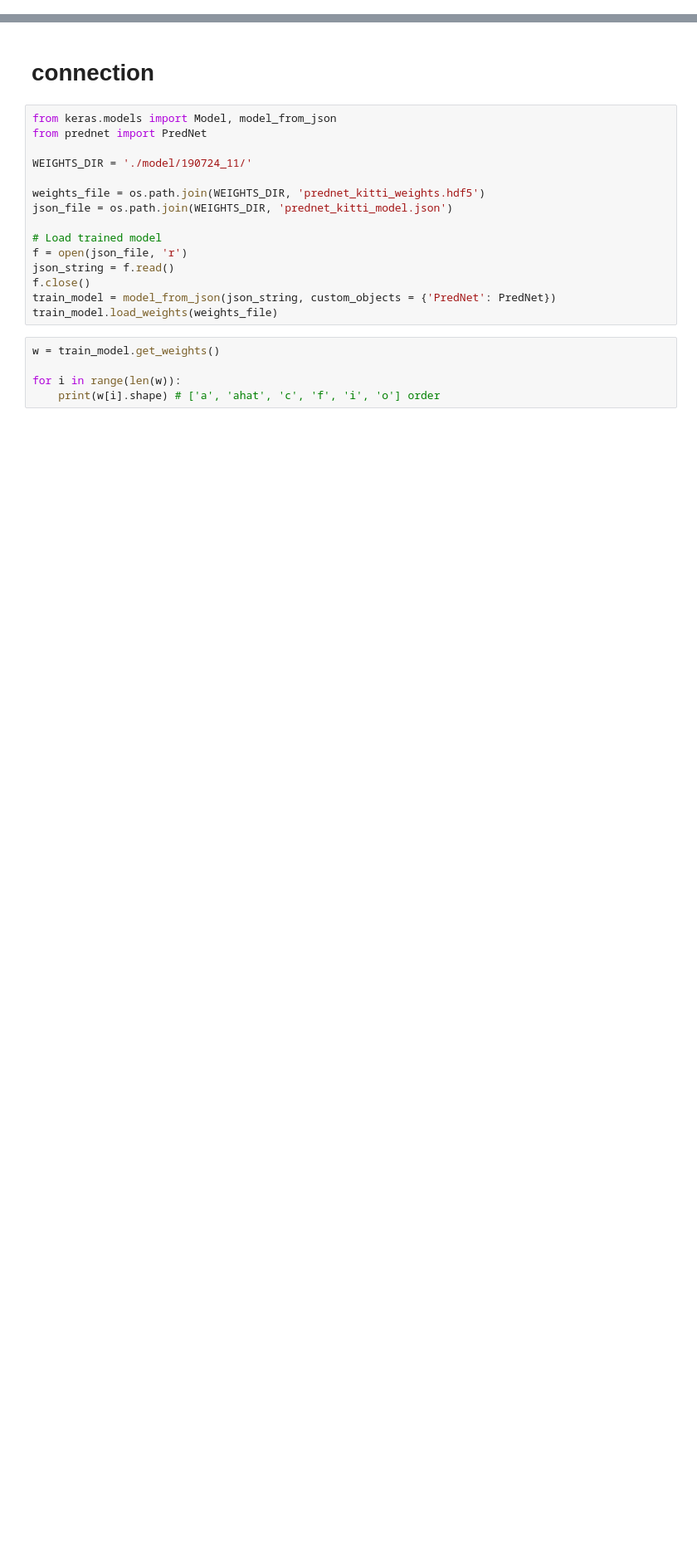
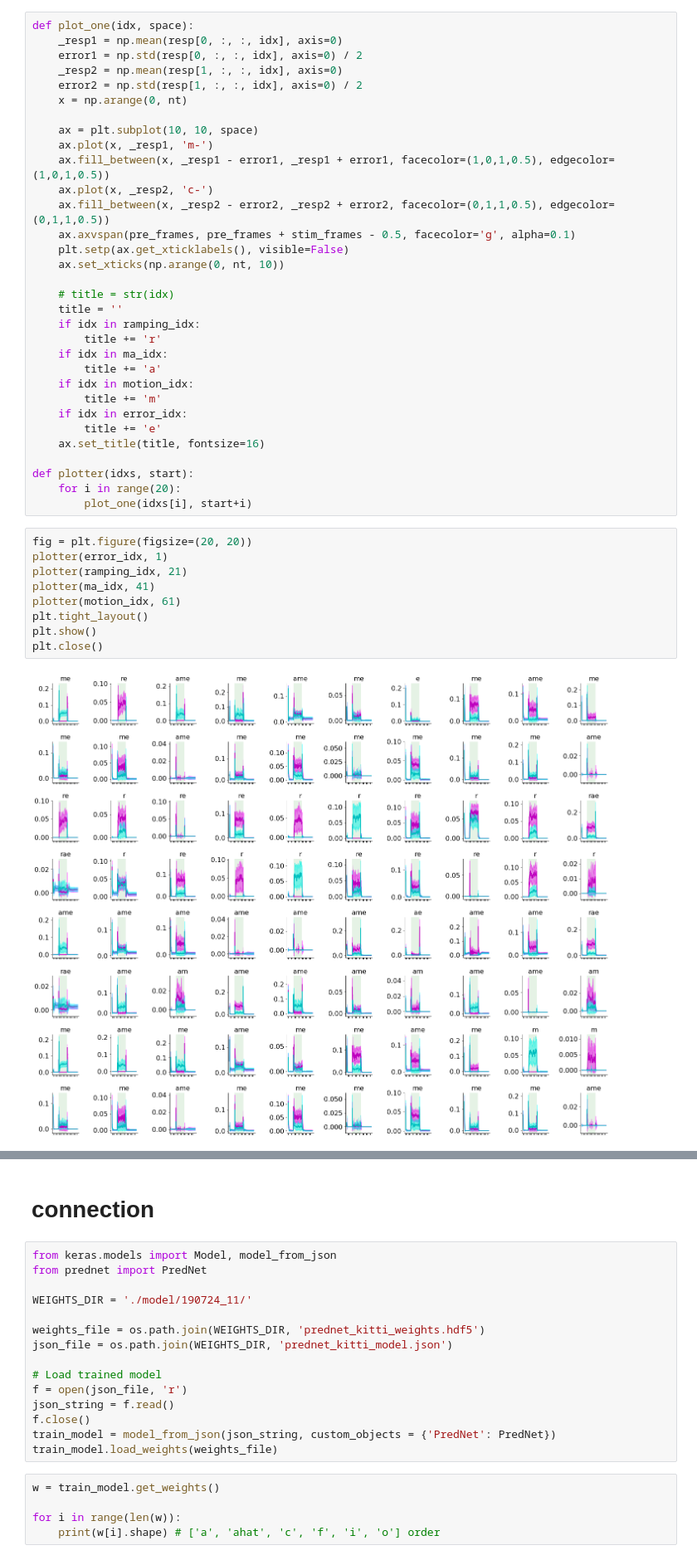
Before and after one commit to ukky17/prednet, a Jupyter notebook: classify.ipynb, the cells around one changed output, grey strips where cells are left out. Shown at 83% size. Saved outputs shown, nothing was run; the diff lists cells and outputs as text; blank space fills up the shorter version.

```diff
--- a/classify.ipynb
+++ b/classify.ipynb
@@ -208,3 +198,46 @@ plt.close()
+# %%
+def plot_one(idx, space):
+    _resp1 = np.mean(resp[0, :, :, idx], axis=0)
+    error1 = np.std(resp[0, :, :, idx], axis=0) / 2
+    _resp2 = np.mean(resp[1, :, :, idx], axis=0)
+    error2 = np.std(resp[1, :, :, idx], axis=0) / 2
+    x = np.arange(0, nt)
+
+    ax = plt.subplot(10, 10, space)
+    ax.plot(x, _resp1, 'm-')
+    ax.fill_between(x, _resp1 - error1, _resp1 + error1, facecolor=(1,0,1,0.5), edgecolor=(1,0,1,0.5))
+    ax.plot(x, _resp2, 'c-')
+    ax.fill_between(x, _resp2 - error2, _resp2 + error2, facecolor=(0,1,1,0.5), edgecolor=(0,1,1,0.5))
+    ax.axvspan(pre_frames, pre_frames + stim_frames - 0.5, facecolor='g', alpha=0.1)
+    plt.setp(ax.get_xticklabels(), visible=False)
+    ax.set_xticks(np.arange(0, nt, 10))
+
+    # title = str(idx)
+    title = ''
+    if idx in ramping_idx:
+        title += 'r'
+    if idx in ma_idx:
+        title += 'a'
+    if idx in motion_idx:
+        title += 'm'
+    if idx in error_idx:
+        title += 'e'
+    ax.set_title(title, fontsize=16)
+
+def plotter(idxs, start):
+    for i in range(20):
+        plot_one(idxs[i], start+i)
+# %%
+fig = plt.figure(figsize=(20, 20))
+plotter(error_idx, 1)
+plotter(ramping_idx, 21)
+plotter(ma_idx, 41)
+plotter(motion_idx, 61)
+plt.tight_layout()
+plt.show()
+plt.close()
+# %% [output]
+[figure, added]
 # %%
 fig = plt.figure(figsize=(20, 20))
 
```
Also changed, not shown: parts of 15 cells of this notebook, 2 other files.
